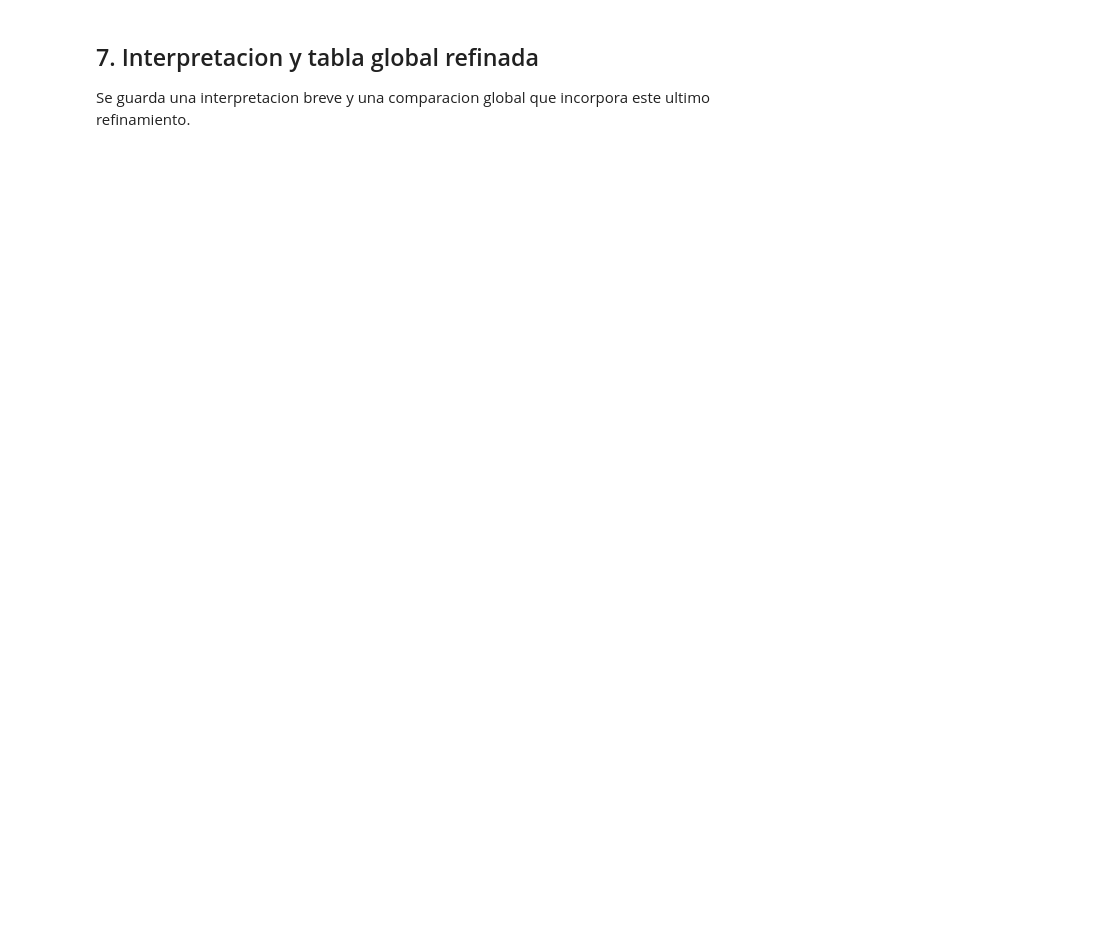
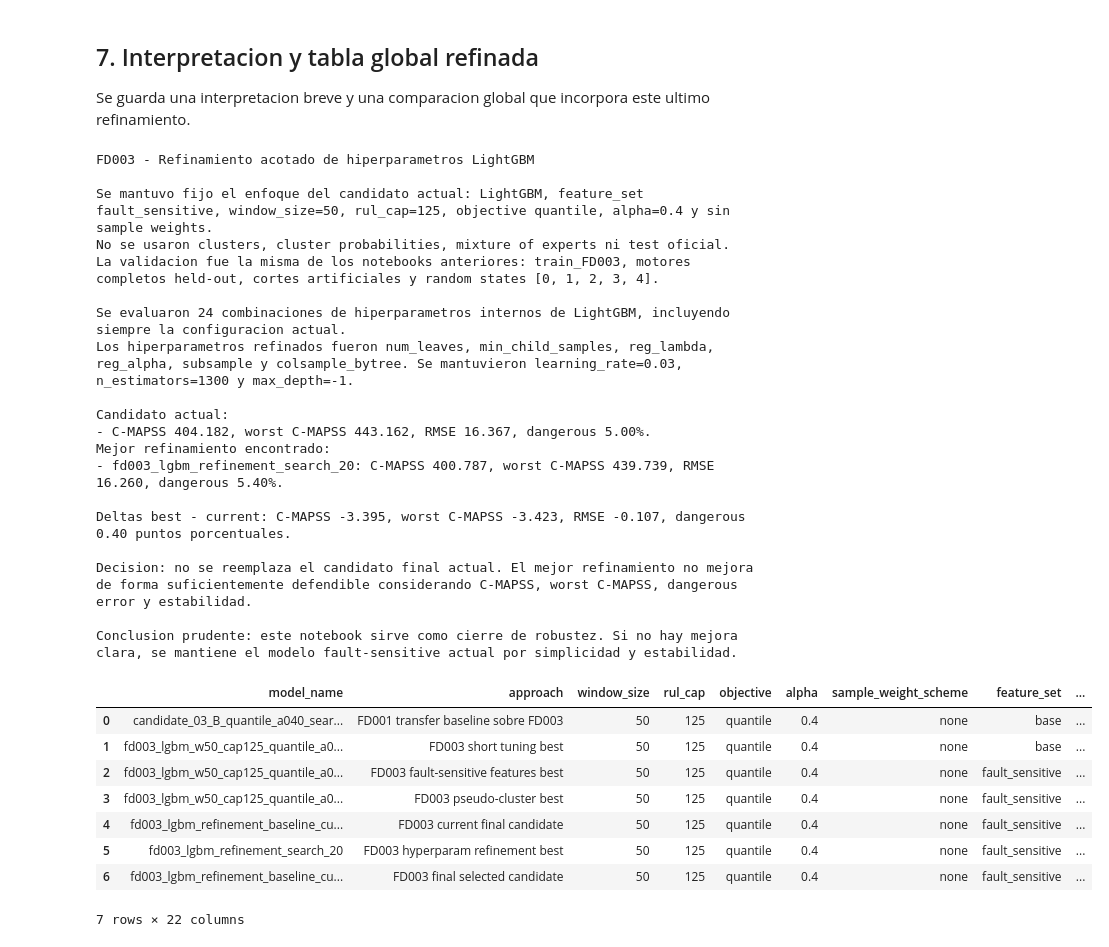
Before and after one commit to LautaroConejero/TPF-ML, a Jupyter notebook: notebooks/FD003/modeling/24_fd003_lgbm_hyperparam_refinement.ipynb, the cells around one changed output. Cells and saved outputs as stored; diff of their text form; code cells hidden in the pictures; blank space fills up the shorter version.

Commit message:
FD003 terminado por completo

```diff
--- a/notebooks/FD003/modeling/24_fd003_lgbm_hyperparam_refinement.ipynb
+++ b/notebooks/FD003/modeling/24_fd003_lgbm_hyperparam_refinement.ipynb
@@ -330,34 +407,61 @@ lines = [
     "FD003 - Refinamiento acotado de hiperparametros LightGBM",
     "",
     "Se mantuvo fijo el enfoque del candidato actual: LightGBM, feature_set fault_sensitive, window_size=50, rul_cap=125, objective quantile, alpha=0.4 y sin sample weights.",
     "No se usaron clusters, cluster probabilities, mixture of experts ni test oficial.",
     "La validacion fue la misma de los notebooks anteriores: train_FD003, motores completos held-out, cortes artificiales y random states [0, 1, 2, 3, 4].",
     "",
     f"Se evaluaron {len(configs)} combinaciones de hiperparametros internos de LightGBM, incluyendo siempre la configuracion actual.",
     "Los hiperparametros refinados fueron num_leaves, min_child_samples, reg_lambda, reg_alpha, subsample y colsample_bytree. Se mantuvieron learning_rate=0.03, n_estimators=1300 y max_depth=-1.",
     "",
     "Candidato actual:",
     f"- C-MAPSS {current_row['mean_cmapss_score']:.3f}, worst C-MAPSS {current_row['worst_cmapss_score']:.3f}, RMSE {current_row['mean_rmse']:.3f}, dangerous {current_row['mean_dangerous_error_pct']:.2f}%.",
     "Mejor refinamiento encontrado:",
     f"- {best_row['model_name']}: C-MAPSS {best_row['mean_cmapss_score']:.3f}, worst C-MAPSS {best_row['worst_cmapss_score']:.3f}, RMSE {best_row['mean_rmse']:.3f}, dangerous {best_row['mean_dangerous_error_pct']:.2f}%.",
     "",
     f"Deltas best - current: C-MAPSS {-cmapss_delta:.3f}, worst C-MAPSS {-worst_delta:.3f}, RMSE {rmse_delta:.3f}, dangerous {dangerous_delta:.2f} puntos porcentuales.",
     "",
 ]
 
 if clear_improvement:
     lines.append("Decision: el refinamiento mejora de forma defendible y se guarda como candidato final refinado.")
 else:
     lines.append("Decision: no se reemplaza el candidato final actual. El mejor refinamiento no mejora de forma suficientemente defendible considerando C-MAPSS, worst C-MAPSS, dangerous error y estabilidad.")
 
 lines.extend([
     "",
     "Conclusion prudente: este notebook sirve como cierre de robustez. Si no hay mejora clara, se mantiene el modelo fault-sensitive actual por simplicidad y estabilidad.",
     "",
 ])
-(NOTES_DIR / "fd003_lgbm_hyperparam_refinement_interpretation.txt").write_text("
-".join(lines), encoding="utf-8")
+(NOTES_DIR / "fd003_lgbm_hyperparam_refinement_interpretation.txt").write_text("\n".join(lines), encoding="utf-8")
 
-print("
-".join(lines))
+print("\n".join(lines))
 display(global_refined)
+# %% [output]
+FD003 - Refinamiento acotado de hiperparametros LightGBM
+
+Se mantuvo fijo el enfoque del candidato actual: LightGBM, feature_set fault_sensitive, window_size=50, rul_cap=125, objective quantile, alpha=0.4 y sin sample weights.
+No se usaron clusters, cluster probabilities, mixture of experts ni test oficial.
+La validacion fue la misma de los notebooks anteriores: train_FD003, motores completos held-out, cortes artificiales y random states [0, 1, 2, 3, 4].
+
+Se evaluaron 24 combinaciones de hiperparametros internos de LightGBM, incluyendo siempre la configuracion actual.
+Los hiperparametros refinados fueron num_leaves, min_child_samples, reg_lambda, reg_alpha, subsample y colsample_bytree. Se mantuvieron learning_rate=0.03, n_estimators=1300 y max_depth=-1.
+
+Candidato actual:
+- C-MAPSS 404.182, worst C-MAPSS 443.162, RMSE 16.367, dangerous 5.00%.
+Mejor refinamiento encontrado:
+- fd003_lgbm_refinement_search_20: C-MAPSS 400.787, worst C-MAPSS 439.739, RMSE 16.260, dangerous 5.40%.
+
+Deltas best - current: C-MAPSS -3.395, worst C-MAPSS -3.423, RMSE -0.107, dangerous 0.40 puntos porcentuales.
+
+Decision: no se reemplaza el candidato final actual. El mejor refinamiento no mejora de forma suficientemente defendible considerando C-MAPSS, worst C-MAPSS, dangerous error y estabilidad.
+
+Conclusion prudente: este notebook sirve como cierre de robustez. Si no hay mejora clara, se mantiene el modelo fault-sensitive actual por simplicidad y estabilidad.
+|  | model_name | approach | window_size | rul_cap | objective | alpha | sample_weight_scheme | feature_set | ... |
+| 0 | candidate_03_B_quantile_a040_sear... | FD001 transfer baseline sobre FD003 | 50 | 125 | quantile | 0.4 | none | base | ... |
+| 1 | fd003_lgbm_w50_cap125_quantile_a0... | FD003 short tuning best | 50 | 125 | quantile | 0.4 | none | base | ... |
+| 2 | fd003_lgbm_w50_cap125_quantile_a0... | FD003 fault-sensitive features best | 50 | 125 | quantile | 0.4 | none | fault_sensitive | ... |
+| 3 | fd003_lgbm_w50_cap125_quantile_a0... | FD003 pseudo-cluster best | 50 | 125 | quantile | 0.4 | none | fault_sensitive | ... |
+| 4 | fd003_lgbm_refinement_baseline_cu... | FD003 current final candidate | 50 | 125 | quantile | 0.4 | none | fault_sensitive | ... |
+| 5 | fd003_lgbm_refinement_search_20 | FD003 hyperparam refinement best | 50 | 125 | quantile | 0.4 | none | fault_sensitive | ... |
+| 6 | fd003_lgbm_refinement_baseline_cu... | FD003 final selected candidate | 50 | 125 | quantile | 0.4 | none | fault_sensitive | ... |
+7 rows × 22 columns
```
Also changed, not shown: parts of 6 cells of this notebook, 29 other files.
